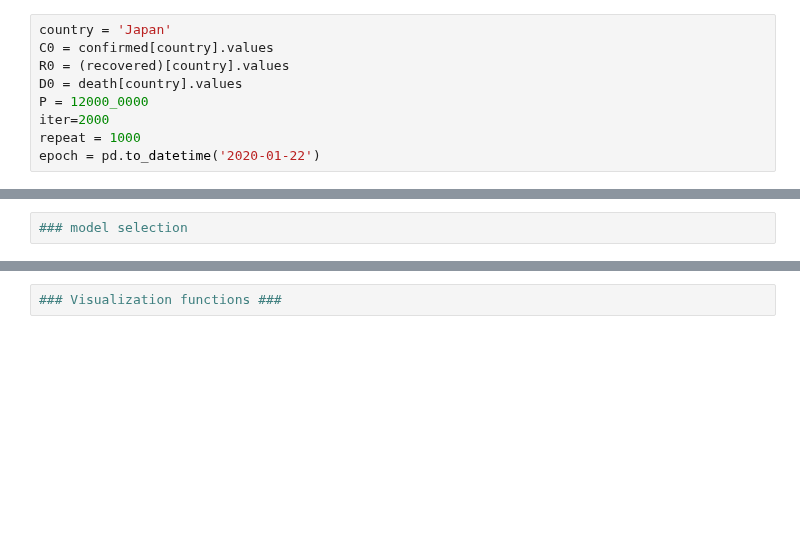
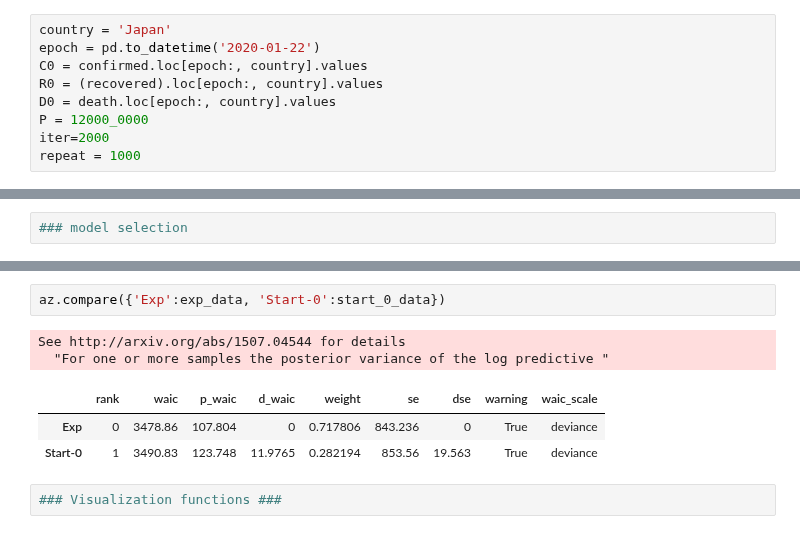
Before and after one commit to yoriyuki/COVID-19, a Jupyter notebook: prediction/Turzin.ipynb, the cells around one changed output, grey strips where cells are left out. Drawn from its saved outputs; the diff is of its cells as text; blank space fills up the shorter version.

```diff
--- a/prediction/Turzin.ipynb
+++ b/prediction/Turzin.ipynb
@@ -40,12 +40,12 @@ death = death.cummax()
 ### Data Preparation ###
 # %%
 country = 'Japan'
-C0 = confirmed[country].values
-R0 = (recovered)[country].values
-D0 = death[country].values
+epoch = pd.to_datetime('2020-01-22')
+C0 = confirmed.loc[epoch:, country].values
+R0 = (recovered).loc[epoch:, country].values
+D0 = death.loc[epoch:, country].values
 P = 12000_0000
 iter=2000
 repeat = 1000
-epoch = pd.to_datetime('2020-01-22')
 # %%
 data = {'T': C0.shape[0], 'P': P, 'C0': C0, 'R0': R0, 'D0':D0}
@@ -190,3 +216,11 @@ There has been a warning during the calculation. Please check the results.
+# %%
+az.compare({'Exp':exp_data, 'Start-0':start_0_data})
+# %% [output]
+See http://arxiv.org/abs/1507.04544 for details
+  "For one or more samples the posterior variance of the log predictive "
+|  | rank | waic | p_waic | d_waic | weight | se | dse | warning | waic_scale |
+| Exp | 0 | 3478.86 | 107.804 | 0 | 0.717806 | 843.236 | 0 | True | deviance |
+| Start-0 | 1 | 3490.83 | 123.748 | 11.9765 | 0.282194 | 853.56 | 19.563 | True | deviance |
 # %%
 ### Visualization functions ###
 # %%
```
Also changed, not shown: parts of 32 cells of this notebook, 4 other files.
